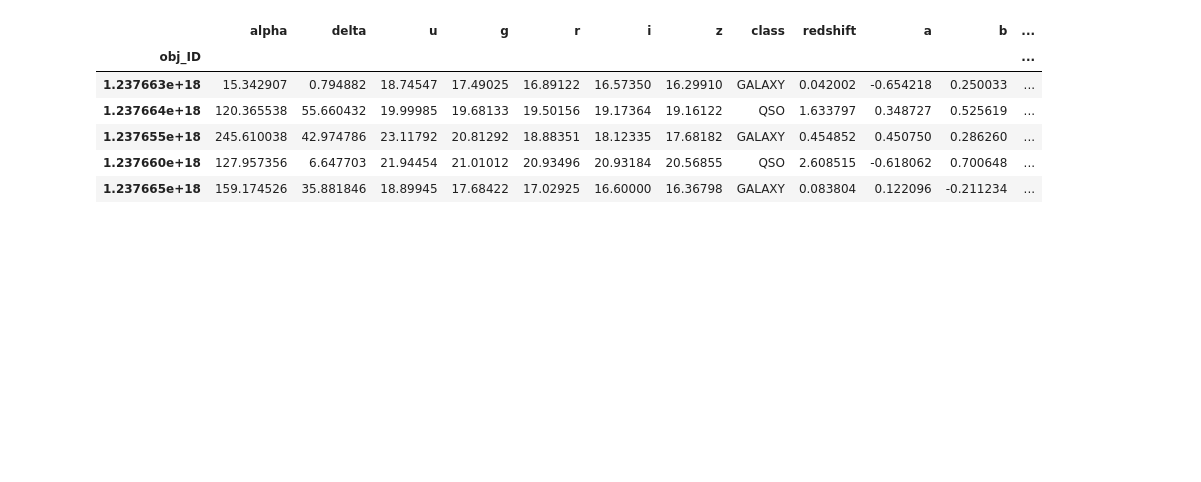
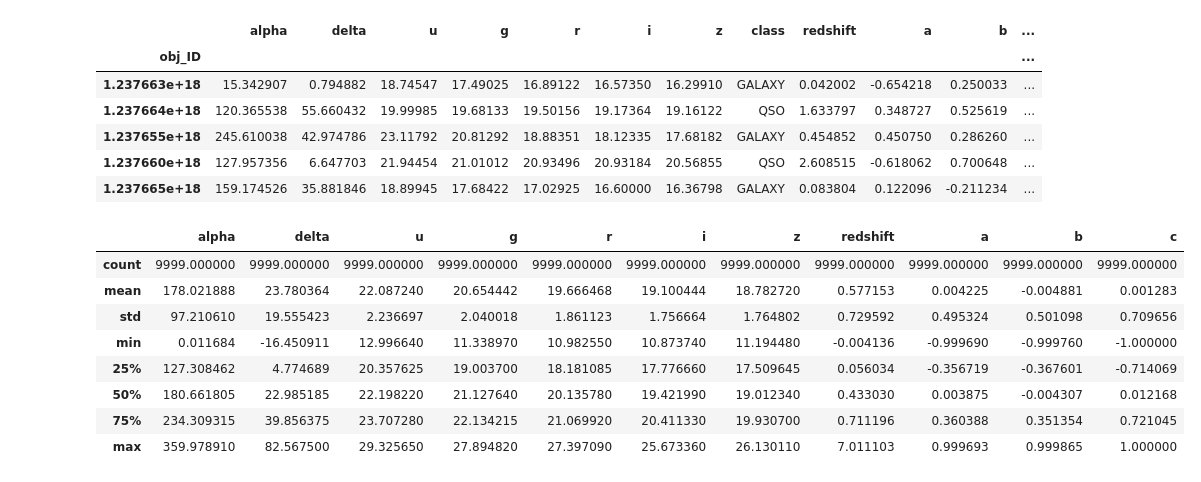
Before and after one commit to felmateos/stellar-classification-SDSS17, a Jupyter notebook: preprocessing/preprocessing_FC.ipynb, the cells around one changed output. Drawn from its saved outputs; the diff is of its cells as text; code cells hidden in the pictures; blank space fills up the shorter version.

```diff
--- a/preprocessing/preprocessing_FC.ipynb
+++ b/preprocessing/preprocessing_FC.ipynb
@@ -6,5 +7,13 @@ import numpy as np
 # %%
 def remove_unused(df: pd.DataFrame, cols: list) -> pd.DataFrame:
+    """
+    Remove colunas que nao serao usadas.
+
+    :param df: Dataframe alvo da transformacao
+    :type df: pd.DataFrame
+    :return: Dataframe transformado
+    :rtype: pd.DataFrame
+    """
     df_cp = df.copy()
     df_cp = df.drop(cols, axis=1)
     return df_cp
@@ -18,16 +27,45 @@ def angle_to_coord(row):
     return a, b, c
 # %%
 def spherical_to_castesian(df: pd.DataFrame) -> pd.DataFrame:
+    """
+    Converte grandezas esfericas em grandezas de um plano cartesiano.
+
+    :param df: Dataframe alvo da transformacao
+    :type df: pd.DataFrame
+    :return: Dataframe transformado
+    :rtype: pd.DataFrame
+    """
     df_unified = df.copy()
     df_unified['abc'] = df.apply(angle_to_coord, axis=1)
     df_split = df_unified.copy()
     df_split[['a', 'b', 'c']] = pd.DataFrame(df_unified['abc'].tolist(), index=df.index)
     df_split = remove_unused(df_split, ['abc'])
     return df_split
+# %%
+def remove_outliers(df: pd.DataFrame, features: list, threshold: int = 3) -> pd.DataFrame:
+    """
+    Remove outliers de um conjunto definido de features caso seu z-score seja superior a algum limiar.
+
+    :param df: Dataframe alvo da transformacao
+    :type df: pd.DataFrame
+    :param features:
+    :return: Dataframe transformado
+    :rtype: pd.DataFrame
+    """
+    df_cp = df.copy()
+    for feature in features:
+        outliers = None
+        z_scores = zscore(df[feature])
+        outliers = df[(z_scores > threshold) | (z_scores < -threshold)]
+        rem_index = outliers.index
+        df_cp = df.drop(rem_index, axis=0)
+    return df_cp
 # %%
 df = pd.read_csv('../data/star_classification_10.csv', index_col='obj_ID')
 df = remove_unused(df, ['run_ID', 'rerun_ID', 'cam_col', 'field_ID', 'spec_obj_ID', 'plate', 'MJD', 'fiber_ID'])
 df = spherical_to_castesian(df)
+colors = ['u', 'g', 'r', 'i', 'z']
+df = remove_outliers(df, colors, 3)
 # %%
 df.head()
 # %% [output]
@@ -38,4 +76,16 @@ df.head()
 | 1.237655e+18 | 245.610038 | 42.974786 | 23.11792 | 20.81292 | 18.88351 | 18.12335 | 17.68182 | GALAXY | 0.454852 | 0.450750 | 0.286260 | ... |
 | 1.237660e+18 | 127.957356 | 6.647703 | 21.94454 | 21.01012 | 20.93496 | 20.93184 | 20.56855 | QSO | 2.608515 | -0.618062 | 0.700648 | ... |
 | 1.237665e+18 | 159.174526 | 35.881846 | 18.89945 | 17.68422 | 17.02925 | 16.60000 | 16.36798 | GALAXY | 0.083804 | 0.122096 | -0.211234 | ... |
+# %%
+df.describe()
+# %% [output]
+|  | alpha | delta | u | g | r | i | z | redshift | a | b | c |
+| count | 9999.000000 | 9999.000000 | 9999.000000 | 9999.000000 | 9999.000000 | 9999.000000 | 9999.000000 | 9999.000000 | 9999.000000 | 9999.000000 | 9999.000000 |
+| mean | 178.021888 | 23.780364 | 22.087240 | 20.654442 | 19.666468 | 19.100444 | 18.782720 | 0.577153 | 0.004225 | -0.004881 | 0.001283 |
+| std | 97.210610 | 19.555423 | 2.236697 | 2.040018 | 1.861123 | 1.756664 | 1.764802 | 0.729592 | 0.495324 | 0.501098 | 0.709656 |
+| min | 0.011684 | -16.450911 | 12.996640 | 11.338970 | 10.982550 | 10.873740 | 11.194480 | -0.004136 | -0.999690 | -0.999760 | -1.000000 |
+| 25% | 127.308462 | 4.774689 | 20.357625 | 19.003700 | 18.181085 | 17.776660 | 17.509645 | 0.056034 | -0.356719 | -0.367601 | -0.714069 |
+| 50% | 180.661805 | 22.985185 | 22.198220 | 21.127640 | 20.135780 | 19.421990 | 19.012340 | 0.433030 | 0.003875 | -0.004307 | 0.012168 |
+| 75% | 234.309315 | 39.856375 | 23.707280 | 22.134215 | 21.069920 | 20.411330 | 19.930700 | 0.711196 | 0.360388 | 0.351354 | 0.721045 |
+| max | 359.978910 | 82.567500 | 29.325650 | 27.894820 | 27.397090 | 25.673360 | 26.130110 | 7.011103 | 0.999693 | 0.999865 | 1.000000 |
 # %%
```
Also changed, not shown: parts of 3 cells of this notebook, 4 other files.
